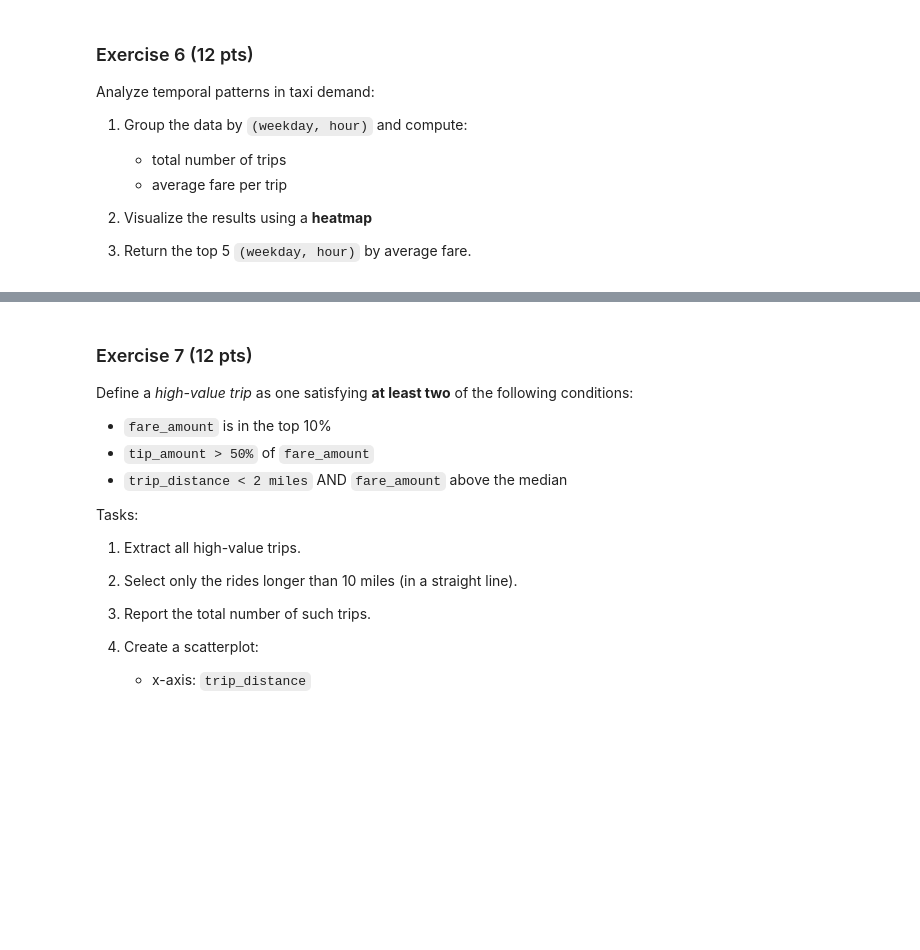
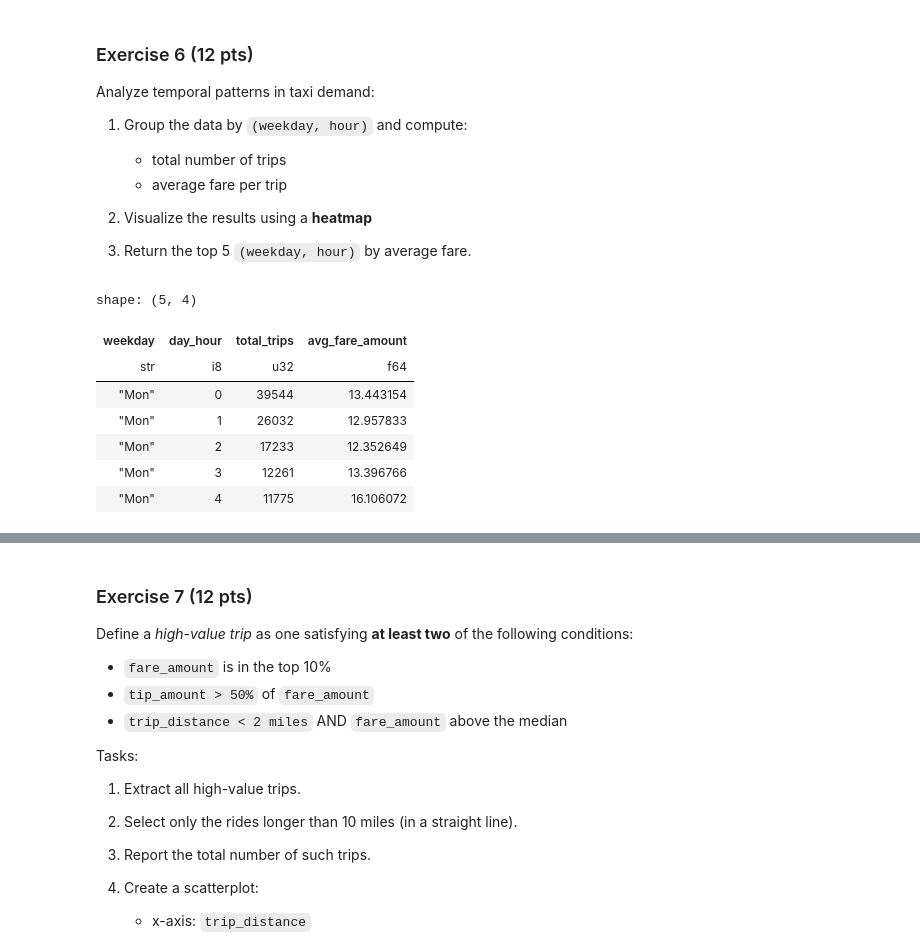
Before and after one commit to FrancescoDiT/spark_new_york_taxies_analysis, a Jupyter notebook: DiTullioFrancesco_Assignment3.ipynb, the cells around one changed output, grey strips where cells are left out. Cells and saved outputs as stored; diff of their text form; code cells hidden in the pictures; blank space fills up the shorter version.

```diff
--- a/DiTullioFrancesco_Assignment3.ipynb
+++ b/DiTullioFrancesco_Assignment3.ipynb
@@ -476,0 +508,27 @@ Finally:
+# %%
+
+count_start = df_combined.height
+
+bad_trips_1 = (
+    ((pl.col("trip_distance") <= 10) & (pl.col("fare_amount") > 100)) |
+    ((pl.col("trip_distance") > 100) | (pl.col("trip_distance") <= 0))
+)
+
+df_step1 = df_combined.filter(~bad_trips_1)
+removed_step1 = count_start - df_step1.height
+
+bad_trips_2 = (
+    pl.col("pickup_datetime").is_null() |
+    pl.col("dropoff_datetime").is_null() |
+    (pl.col("dropoff_datetime") <= pl.col("pickup_datetime"))
+)
+
+
+df_filtered = df_step1.filter(~bad_trips_2)
+removed_step2 = df_step1.height - df_filtered.height
+
+print(f"TOTAL #ROWS REMOVED: {removed_step1 + removed_step2}")
+print(f"TOTAL #ROWS REMAINING: {df_filtered.height}")
+
+num_duplicated = df_filtered.height - df_filtered.unique(subset=["medallion", "hack_license", "pickup_datetime"]).height
+print(f"THERE ARE {num_duplicated} DUPLICATED RECORDS")
@@ -486,3 +556,30 @@ Analyze temporal patterns in taxi demand:
 2. Visualize the results using a **heatmap**
 
 3. Return the top 5 `(weekday, hour)` by average fare.
+# %%
+
+weekday_map = {1: "Mon", 2: "Tue", 3: "Wed", 4: "Thu", 5: "Fri", 6: "Sat", 7: "Sun"}
+
+ex6_df = df_filtered.group_by(
+pl.col("pickup_datetime").dt.weekday().alias("weekday"),
+pl.col("pickup_datetime").dt.hour().alias("day_hour")) \
+    .agg(
+        pl.len().alias("total_trips"),
+        pl.col("fare_amount").mean().alias("avg_fare_amount")
+    ).sort("weekday", "day_hour")
+
+plot_df = ex6_df.with_columns(
+    pl.col("weekday").cast(pl.String).replace(weekday_map)
+)
+
+
+plot_df.head(5)
+# %% [output]
+shape: (5, 4)
+| weekday | day_hour | total_trips | avg_fare_amount |
+| str | i8 | u32 | f64 |
+| "Mon" | 0 | 39544 | 13.443154 |
+| "Mon" | 1 | 26032 | 12.957833 |
+| "Mon" | 2 | 17233 | 12.352649 |
+| "Mon" | 3 | 12261 | 13.396766 |
+| "Mon" | 4 | 11775 | 16.106072 |
```
Also changed, not shown: parts of 6 cells of this notebook.
